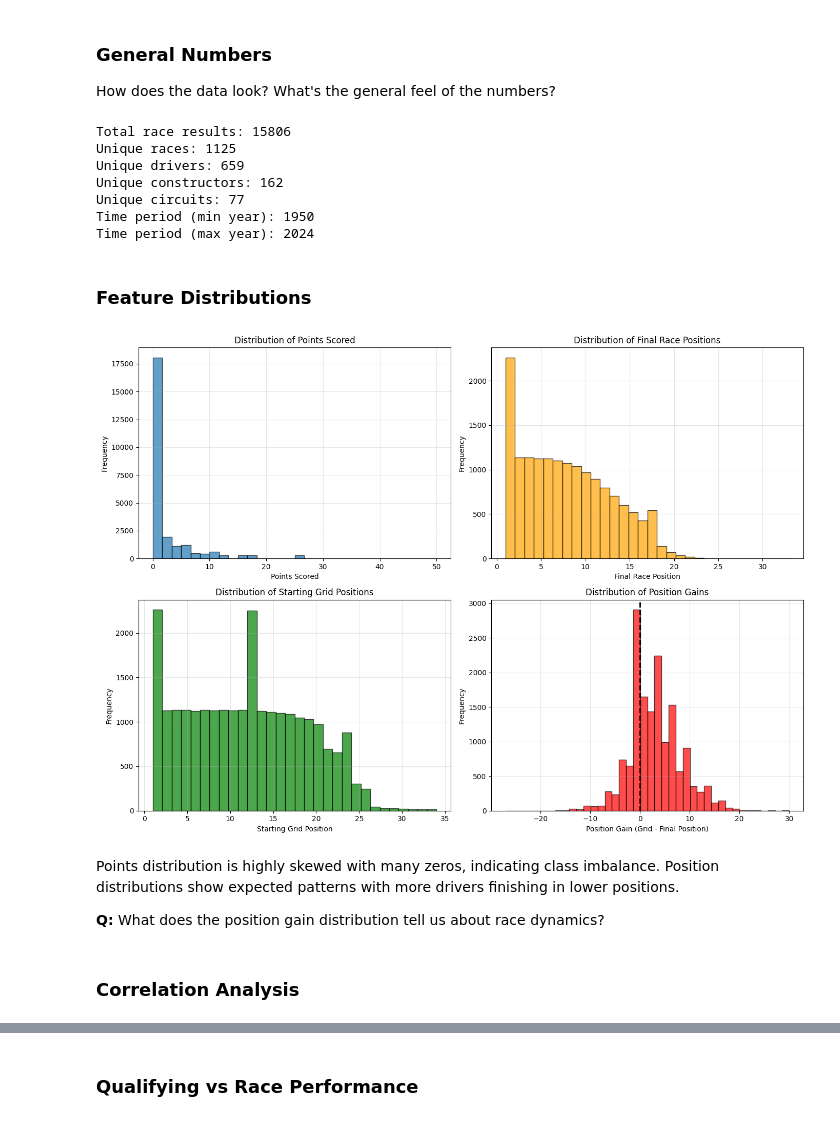
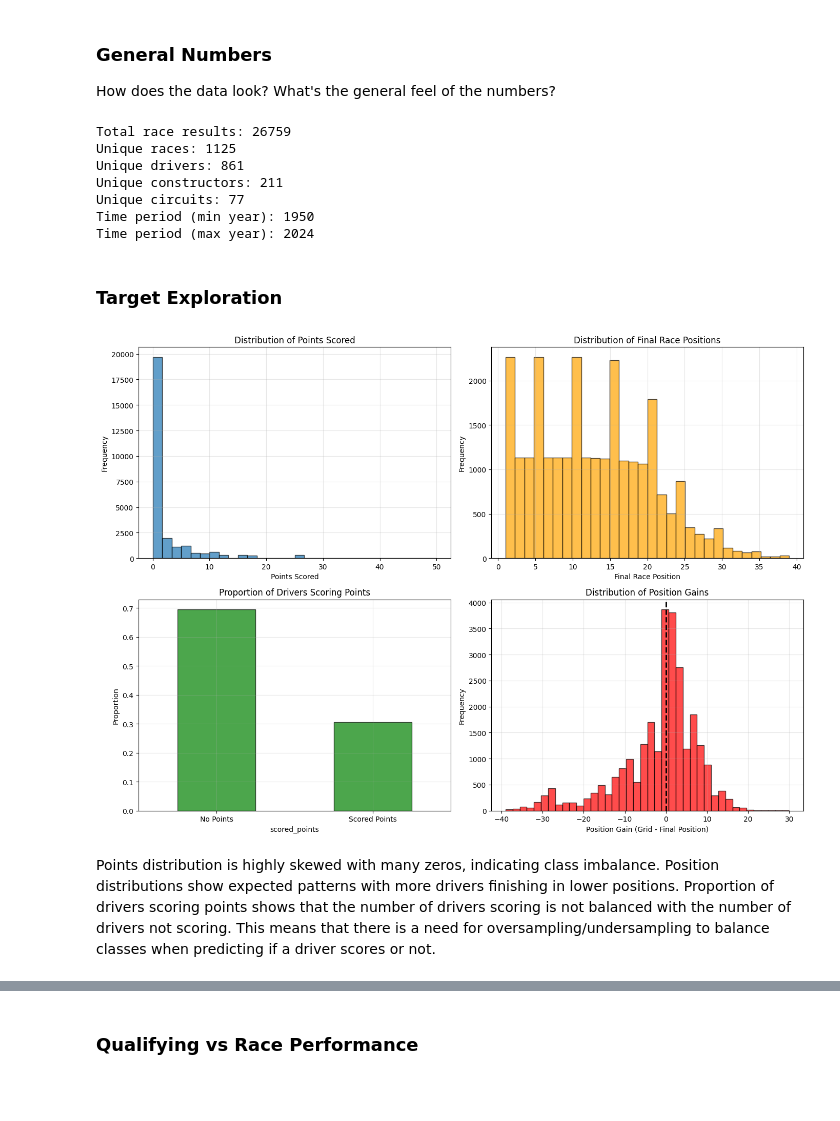
Before and after one commit to noelleketoo/F1-Racing-Analysis, a Jupyter notebook: analysis.ipynb, the cells around one changed output, grey strips where cells are left out. Drawn from its saved outputs; the diff is of its cells as text; code cells hidden in the pictures; blank space fills up the shorter version.

```diff
--- a/analysis.ipynb
+++ b/analysis.ipynb
@@ -72,7 +72,7 @@ results.head()
 
 Merge datasets to combine race results with qualifying, driver info, circuits, and constructor data.
 # %%
-df = results.copy()
+df = results.copy().drop(columns=['position', 'positionText']).rename(columns={'positionOrder': 'position'})
 
 qual = qualifying[['raceId', 'driverId', 'position']].rename(columns={'position': 'qualifying_position'})
 df = pd.merge(df, qual, on=['raceId', 'driverId'], how='left')
@@ -117,6 +117,7 @@ df = df[df["position"].notna() & (df["position"] > 0)]
 df = df[df["points"].notna()]
 
 df["scored_points"] = (df["points"] > 0).astype(int)
+df['position_gain'] = df['grid'] - df['position']
 # %% [markdown]
 ### Missingness
 
@@ -235,50 +236,53 @@ overview = {
 for k, v in overview.items():
     print(f"{k}: {v}")
 # %% [output]
-Total race results: 15806
+Total race results: 26759
 Unique races: 1125
-Unique drivers: 659
-Unique constructors: 162
+Unique drivers: 861
+Unique constructors: 211
 Unique circuits: 77
 Time period (min year): 1950
 Time period (max year): 2024
-# %% [markdown]
-### Feature Distributions
+# %% [markdown]
+### Target Exploration
 # %%
 fig, axes = plt.subplots(2, 2, figsize=(14, 10))
 
-axes[0, 0].hist(df['points'].dropna(), bins=30, edgecolor='black', alpha=0.7)
+# Points distribution
+axes[0, 0].hist(df['points'], bins=30, edgecolor='black', alpha=0.7)
 axes[0, 0].set_xlabel('Points Scored')
 axes[0, 0].set_ylabel('Frequency')
 axes[0, 0].set_title('Distribution of Points Scored')
 axes[0, 0].grid(True, alpha=0.3)
 
-axes[0, 1].hist(df['position'].dropna(), bins=30, edgecolor='black', alpha=0.7, color='orange')
+# Final race position distribution
+axes[0, 1].hist(df['position'], bins=30, edgecolor='black', alpha=0.7, color='orange')
 axes[0, 1].set_xlabel('Final Race Position')
 axes[0, 1].set_ylabel('Frequency')
 axes[0, 1].set_title('Distribution of Final Race Positions')
 axes[0, 1].grid(True, alpha=0.3)
 
-axes[1, 0].hist(df['grid'].dropna(), bins=30, edgecolor='black', alpha=0.7, color='green')
-axes[1, 0].set_xlabel('Starting Grid Position')
-axes[1, 0].set_ylabel('Frequency')
-axes[1, 0].set_title('Distribution of Starting Grid Positions')
+# Proportion of drivers scoring points
+df['scored_points'].value_counts(normalize=True).plot(
+    kind='bar', ax=axes[1, 0], edgecolor='black', alpha=0.7, color='green'
+)
+axes[1, 0].set_title("Proportion of Drivers Scoring Points")
+axes[1, 0].set_xticks([0, 1])
+axes[1, 0].set_xticklabels(['No Points', 'Scored Points'], rotation=0)
+axes[1, 0].set_ylabel("Proportion")
 axes[1, 0].grid(True, alpha=0.3)
 
-axes[1, 1].hist(df['position_gain'].dropna(), bins=40, edgecolor='black', alpha=0.7, color='red')
+# Position gain distribution
+axes[1, 1].hist(df['position_gain'], bins=40, edgecolor='black', alpha=0.7, color='red')
 axes[1, 1].set_xlabel('Position Gain (Grid - Final Position)')
 axes[1, 1].set_ylabel('Frequency')
 axes[1, 1].set_title('Distribution of Position Gains')
 axes[1, 1].axvline(x=0, color='black', linestyle='--', linewidth=2)
 axes[1, 1].grid(True, alpha=0.3)
 
 plt.tight_layout()
 plt.show()
 # %% [output]
-[figure, old version]
+[figure, new version]
 # %% [markdown]
-Points distribution is highly skewed with many zeros, indicating class imbalance. Position distributions show expected patterns with more drivers finishing in lower positions.
-
-**Q:** What does the position gain distribution tell us about race dynamics?
+Points distribution is highly skewed with many zeros, indicating class imbalance. Position distributions show expected patterns with more drivers finishing in lower positions. Proportion of drivers scoring points shows that the number of drivers scoring is not balanced with the number of drivers not scoring. This means that there is a need for oversampling/undersampling to balance classes when predicting if a driver scores or not.
-# %% [markdown]
-### Correlation Analysis
```
Also changed, not shown: parts of 22 cells of this notebook.
